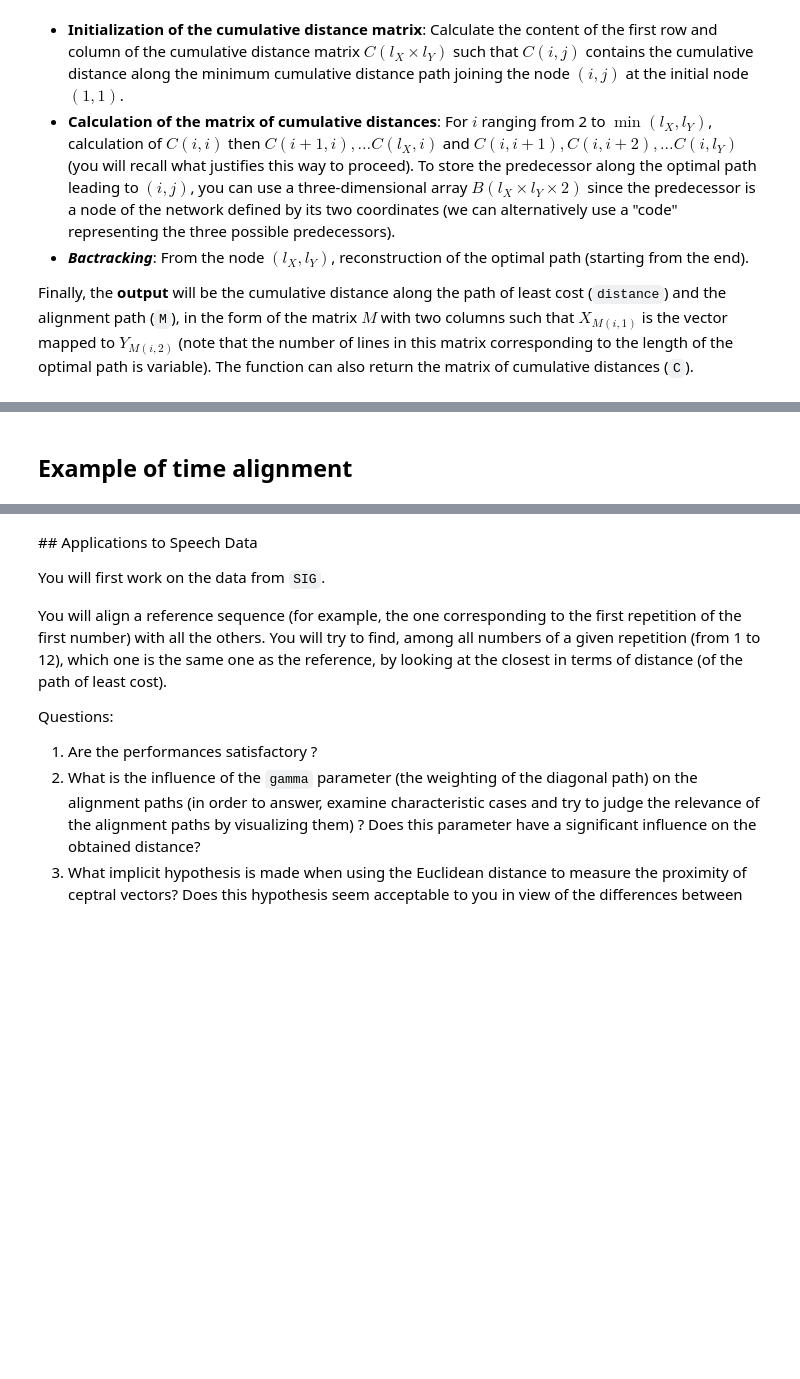
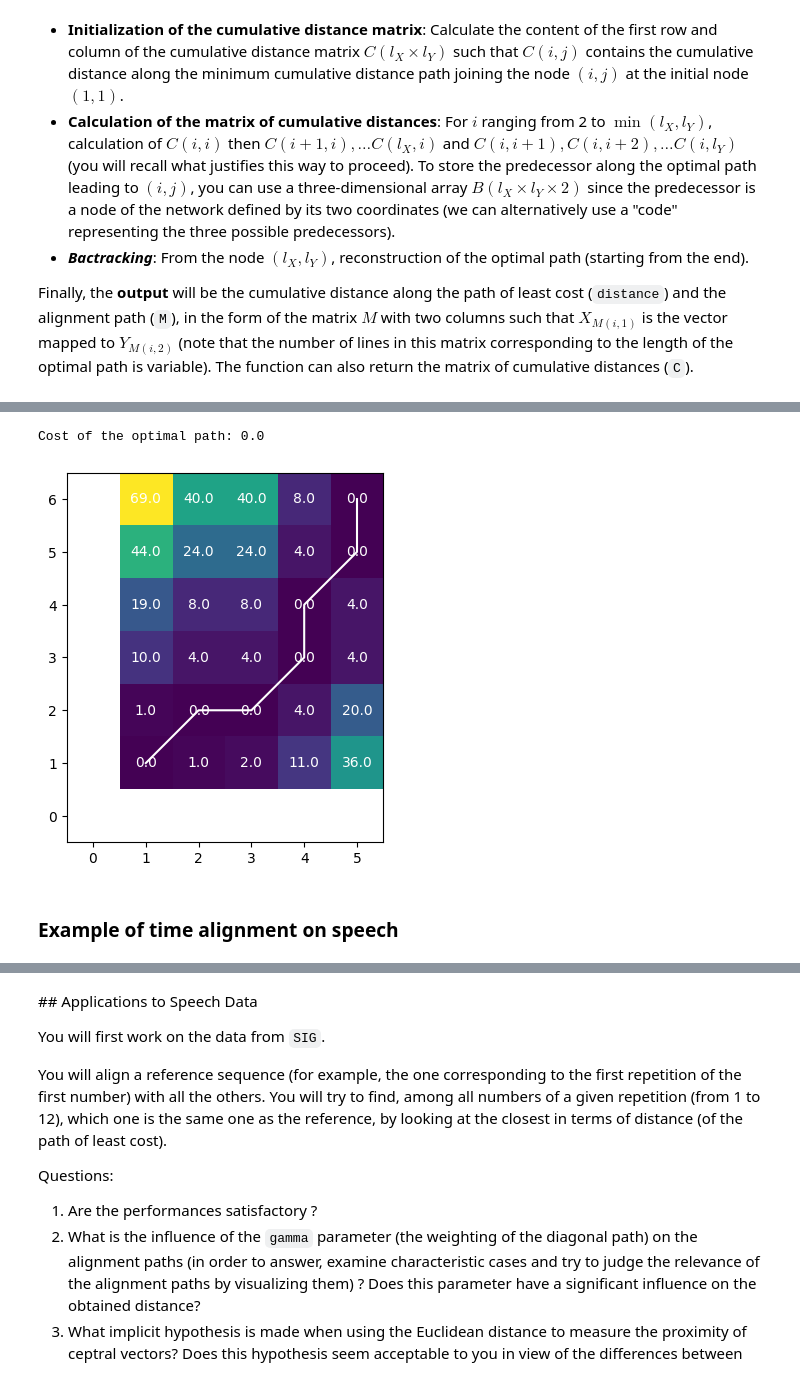
Before and after one commit to kjle/TelecomParis_Promo2025, a Jupyter notebook: TSIA206/TP1/Lab_Audio__Speech_DTW__python__2024_05_16__KANG Jiale_XIE Shifeng.ipynb, the cells around one changed output, grey strips where cells are left out. Saved outputs shown, nothing was run; the diff lists cells and outputs as text; code cells hidden in the pictures; blank space fills up the shorter version.

```diff
--- a/TSIA206/TP1/Lab_Audio__Speech_DTW__python__2023_12_04__student.ipynb
+++ b/TSIA206/TP1/Lab_Audio__Speech_DTW__python__2024_05_16__KANG Jiale_XIE Shifeng.ipynb
@@ -221,5 +280,11 @@ def F_time_alignment(X_l, Y_l, gamma):
+# %%
+D_cumul_m, warping_path_l, final_score = F_time_alignment(C_l, A_l, gamma=2)
+F_display_DTW(D_cumul_m, warping_path_l, final_score, True)
+# %% [output]
+Cost of the optimal path: 0.0
+[figure, added]
 # %% [markdown]
-## Example of time alignment
+### Example of time alignment on speech
 # %%
 entry1_d = {}
 entry1_d['file_path'] = "./SIG/SIG_Rep_1_Number_0.wav"
```
Also changed, not shown: parts of 24 cells of this notebook, 5 other files.
